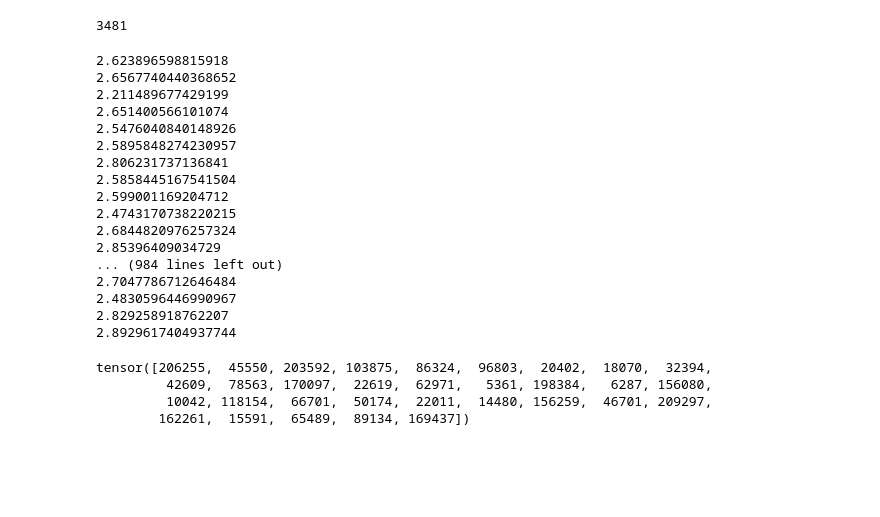
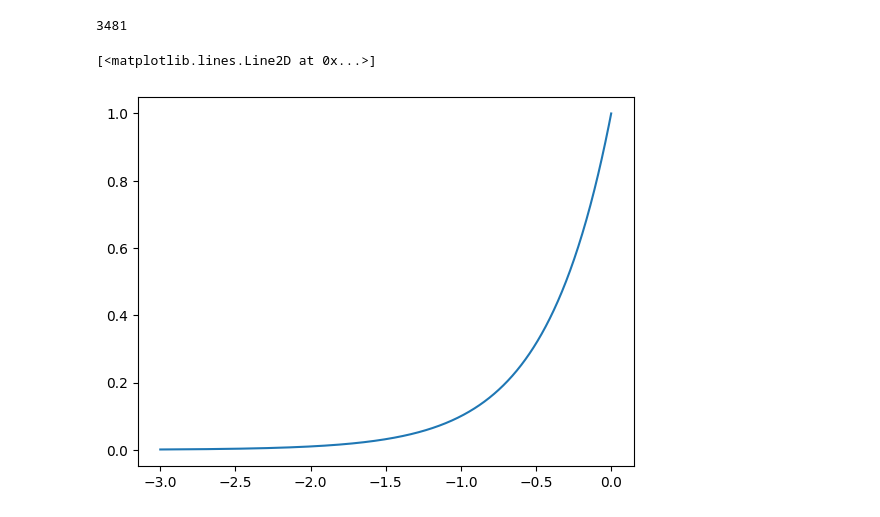
Before and after one commit to lsoica/appzo.id, a Jupyter notebook: neural-networks-zero-to-hero/makemore/makemore-mlp.ipynb, the cells around one changed output. Drawn from its saved outputs; the diff is of its cells as text; code cells hidden in the pictures; blank space fills up the shorter version.

```diff
--- a/neural-networks-zero-to-hero/makemore/makemore-mlp.ipynb
+++ b/neural-networks-zero-to-hero/makemore/makemore-mlp.ipynb
@@ -51,6 +51,10 @@ for p in parameters:
 # %%
 lre = torch.linspace(-3, 0, 1000)
 lrs = 10**lre
+plt.plot(lre, lrs)
+# %% [output]
+[<matplotlib.lines.Line2D at 0x...>]
+[figure, added]
 # %%
 lri = []
 lossi = []
@@ -70,30 +74,5 @@ for i in range(1000):
     loss.backward()
     for p in parameters:
         p.data += -lr * p.grad
-    lri.append(lr)
+    lri.append(lre[i])
     lossi.append(loss.item())
-# %% [output]
-2.623896598815918
-2.6567740440368652
-2.211489677429199
-2.651400566101074
-2.5476040840148926
-2.5895848274230957
-2.806231737136841
-2.5858445167541504
-2.599001169204712
-2.4743170738220215
-2.6844820976257324
-2.85396409034729
-... (984 lines left out)
-2.7047786712646484
-2.4830596446990967
-2.829258918762207
-2.8929617404937744
-# %%
-torch.randint(0, X.shape[0], (32,))
-# %% [output]
-tensor([206255,  45550, 203592, 103875,  86324,  96803,  20402,  18070,  32394,
-         42609,  78563, 170097,  22619,  62971,   5361, 198384,   6287, 156080,
-         10042, 118154,  66701,  50174,  22011,  14480, 156259,  46701, 209297,
-        162261,  15591,  65489,  89134, 169437])
```
Also changed, not shown: parts of 1 cell of this notebook, 3 other files.
